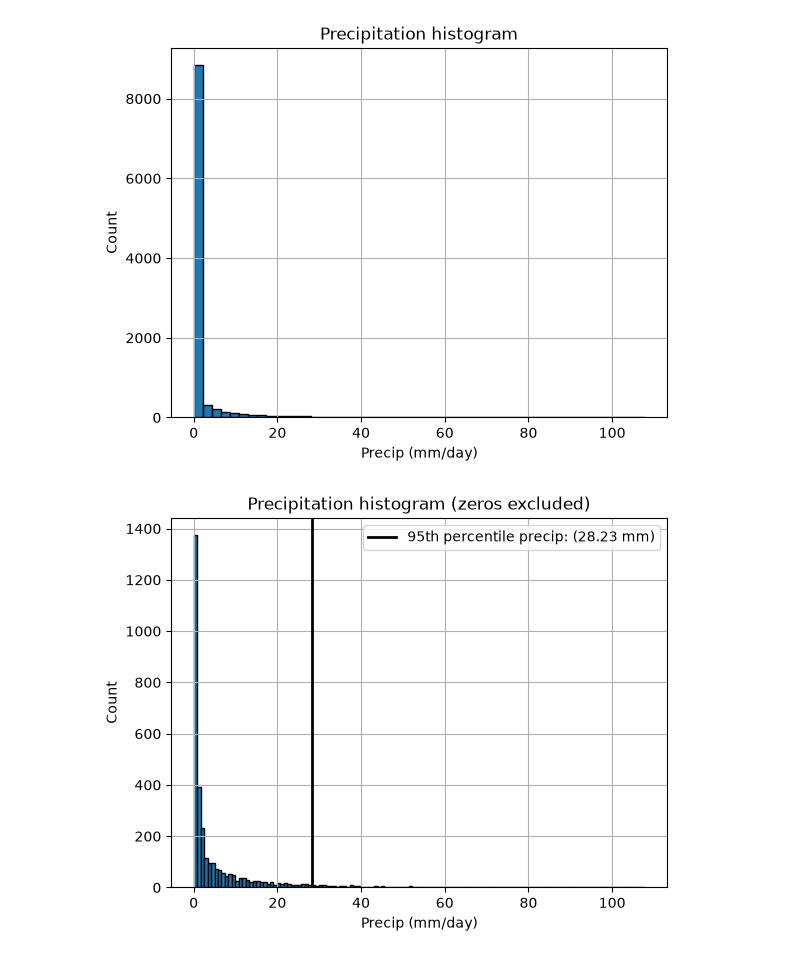
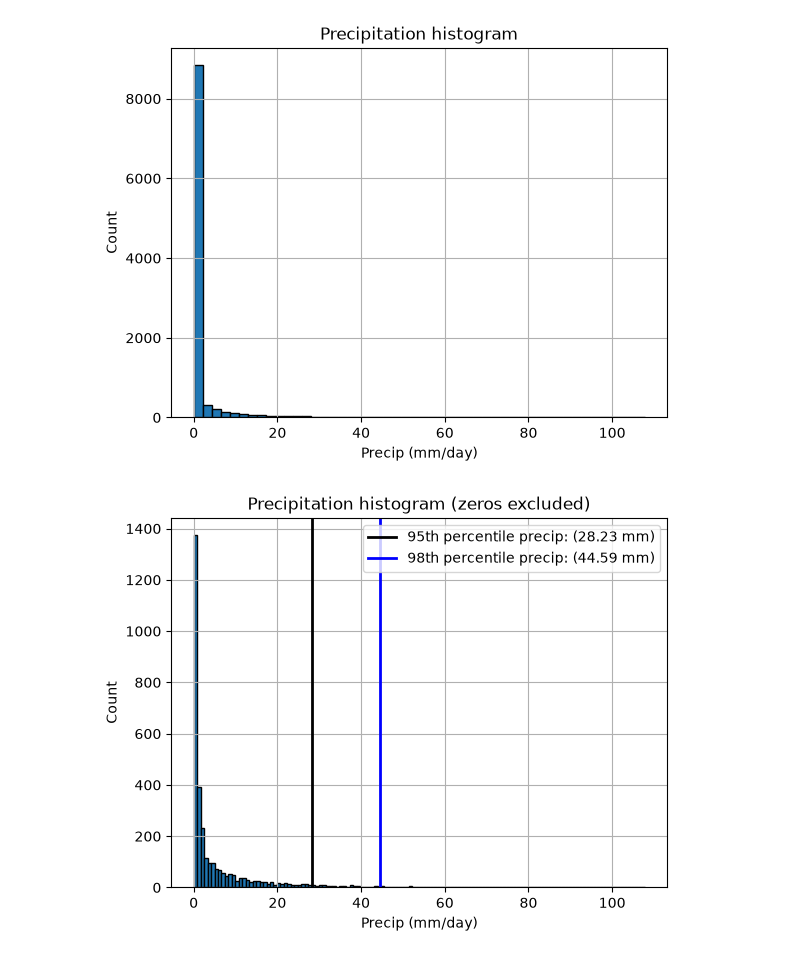
Before and after one commit to andrewmfisher/gesdisc-tutorials, a Jupyter notebook: conference-presentations/agu-2026/compute_recurrence_intervals_bm.ipynb, the cells around one changed output. Drawn from its saved outputs; the diff is of its cells as text; code cells hidden in the pictures.

```diff
--- a/conference-presentations/agu-2026/compute_recurrence_intervals_bm.ipynb
+++ b/conference-presentations/agu-2026/compute_recurrence_intervals_bm.ipynb
@@ -141,20 +142,26 @@ plt.show()
 # %%
 # Plot histogram (without zeros)
 
 df_noz = df[df['precip_mm']>0]
 p95 = np.percentile(df_noz['precip_mm'], 95) # calculate 95% precipitation
+p98 = np.percentile(df_noz['precip_mm'], 98) # calculate 98% precipitation
 
 df_noz['precip_mm'].hist(bins = "fd", edgecolor='black')
 plt.axvline(x = p95,
     color = "black",
     linewidth = 2,
     label=f"95th percentile precip: ({p95:.2f} mm)"
 )
+plt.axvline(x = p98,
+    color = "blue",
+    linewidth = 2,
+    label=f"98th percentile precip: ({p98:.2f} mm)"
+)
 
 plt.title('Precipitation histogram (zeros excluded)')
 plt.xlabel('Precip (mm/day)')
 plt.ylabel('Count')
 plt.legend()
 plt.show()
 # %% [output]
-[figure, old version]
+[figure, new version]
```
Also changed, not shown: parts of 3 cells of this notebook, 1 other file.
